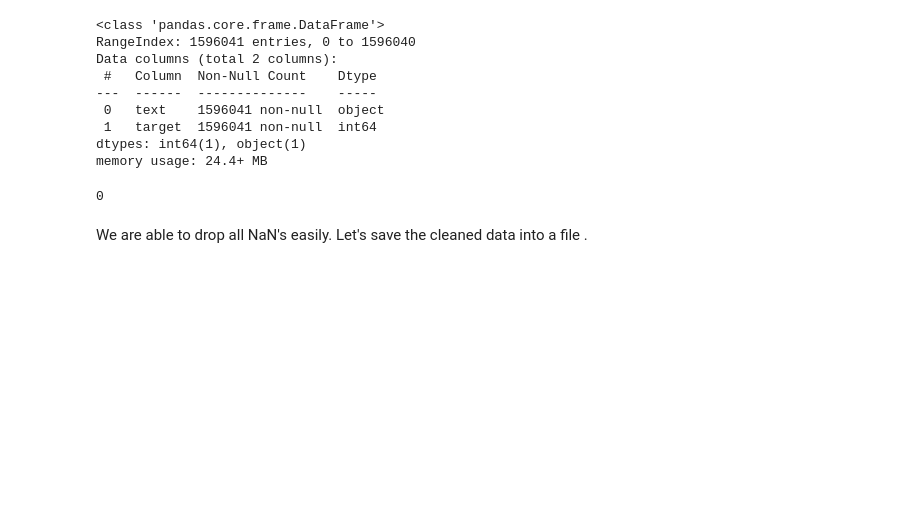
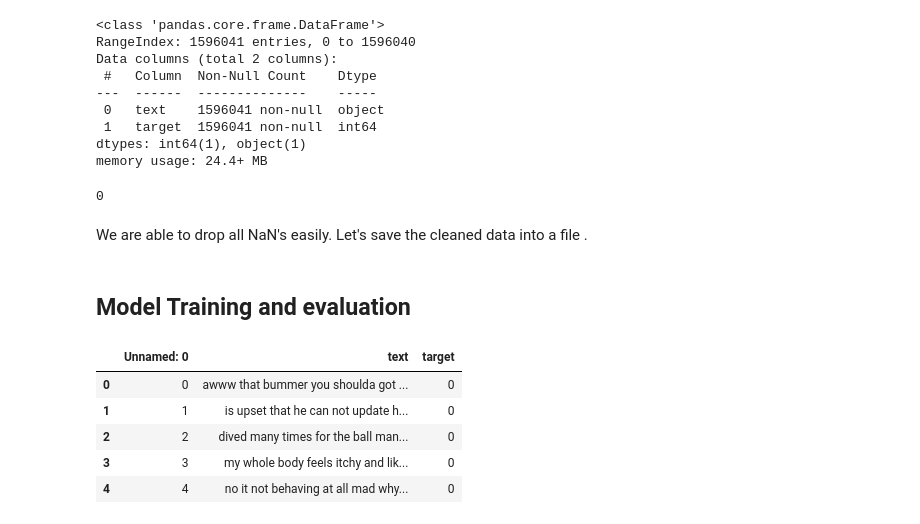
Before and after one commit to vishal-plaksha/Twitter_sentiment_analysis, a Jupyter notebook: Twitter_sentiment_analysis.ipynb, the cells around one changed output. Saved outputs shown, nothing was run; the diff lists cells and outputs as text; code cells hidden in the pictures; blank space fills up the shorter version.

Commit message:
model trained

```diff
--- a/Twitter_sentiment_analysis.ipynb
+++ b/Twitter_sentiment_analysis.ipynb
@@ -507,3 +403,5 @@ np.sum(clean_df.isnull().any(axis=1))
 We are able to drop all NaN's easily. Let's save the cleaned data into a file .
 # %%
 clean_df.to_csv('clean_tweet.csv',encoding='utf-8')
+# %% [markdown]
+## Model Training and evaluation
@@ -509,0 +415,10 @@ clean_df.to_csv('clean_tweet.csv',encoding='utf-8')
+# %%
+data= pd.read_csv('clean_tweet.csv')
+data.head()
+# %% [output]
+|  | Unnamed: 0 | text | target |
+| 0 | 0 | awww that bummer you shoulda got ... | 0 |
+| 1 | 1 | is upset that he can not update h... | 0 |
+| 2 | 2 | dived many times for the ball man... | 0 |
+| 3 | 3 | my whole body feels itchy and lik... | 0 |
+| 4 | 4 | no it not behaving at all mad why... | 0 |
```
Also changed, not shown: parts of 19 cells of this notebook.
